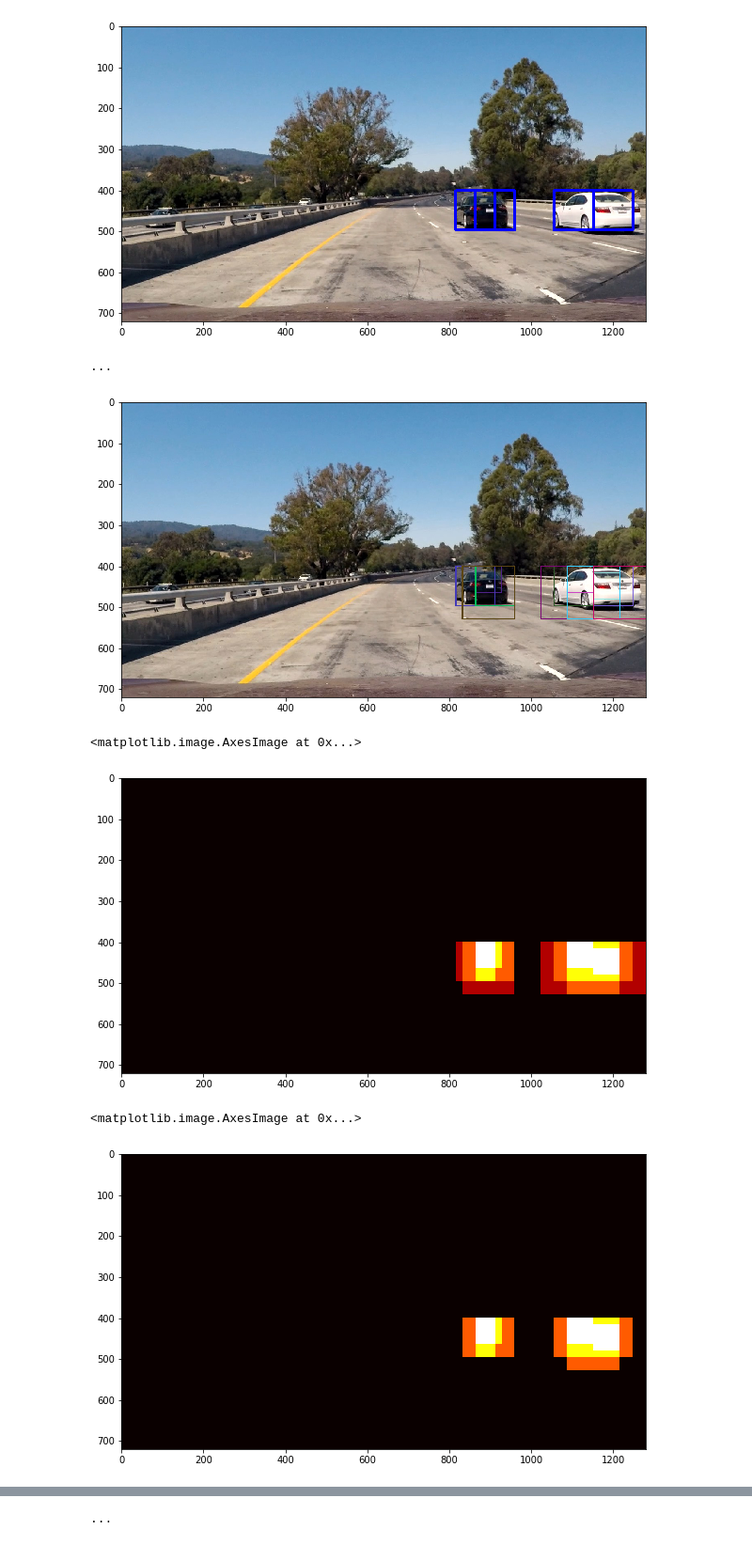
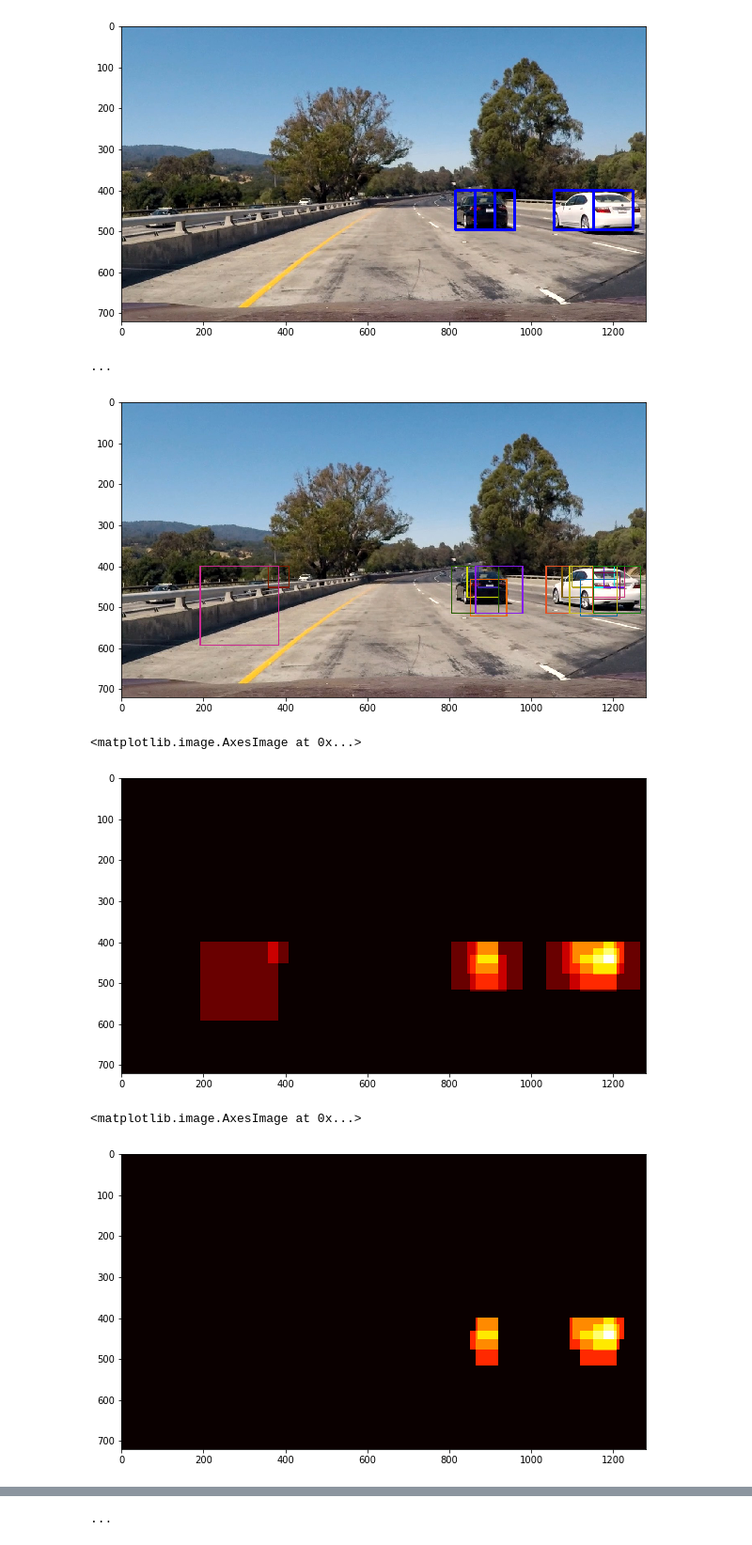
Before and after one commit to thomasdunlap/Autonomous-Vehicle-HOG-Detection, a Jupyter notebook: Vehicle_Detection.ipynb, the cells around one changed output, grey strips where cells are left out. Shown at 94% size. Drawn from its saved outputs; the diff is of its cells as text; code cells hidden in the pictures.

```diff
--- a/Vehicle_Detection.ipynb
+++ b/Vehicle_Detection.ipynb
@@ -434,7 +434,7 @@ hog_channel = 'ALL' # Can be 0, 1, 2, or "ALL"
 
 ystart = 400
 ystop = 464
-scale = 1.0
+scale = .8
 rectangles.append(find_cars(test_img, ystart, ystop, scale, colorspace, hog_channel, svc, None,
                        orient, pix_per_cell, cell_per_block, None, None))
 ystart = 416
@@ -444,27 +444,27 @@ rectangles.append(find_cars(test_img, ystart, ystop, scale, colorspace, hog_chan
                        orient, pix_per_cell, cell_per_block, None, None))
 ystart = 400
 ystop = 496
-scale = 1.5
+scale = 1.2
 rectangles.append(find_cars(test_img, ystart, ystop, scale, colorspace, hog_channel, svc, None,
                        orient, pix_per_cell, cell_per_block, None, None))
 ystart = 432
 ystop = 528
-scale = 1.5
+scale = 1.4
 rectangles.append(find_cars(test_img, ystart, ystop, scale, colorspace, hog_channel, svc, None,
                        orient, pix_per_cell, cell_per_block, None, None))
 ystart = 400
 ystop = 528
-scale = 2.0
+scale = 1.8
 rectangles.append(find_cars(test_img, ystart, ystop, scale, colorspace, hog_channel, svc, None,
                        orient, pix_per_cell, cell_per_block, None, None))
 ystart = 432
 ystop = 560
-scale = 2.0
+scale = 2.25
 rectangles.append(find_cars(test_img, ystart, ystop, scale, colorspace, hog_channel, svc, None,
                        orient, pix_per_cell, cell_per_block, None, None))
 ystart = 400
 ystop = 596
-scale = 3.5
+scale = 3
 rectangles.append(find_cars(test_img, ystart, ystop, scale, colorspace, hog_channel, svc, None,
                        orient, pix_per_cell, cell_per_block, None, None))
 ystart = 464
@@ -481,7 +481,7 @@ plt.imshow(test_img_rects)
 print('...')
 # %% [output]
 ...
-[figure, old version]
+[figure, new version]
 # %%
 def add_heat(heatmap, bbox_list):
     # Iterate through list of bboxes
@@ -500,7 +500,7 @@ plt.figure(figsize=(10,10))
 plt.imshow(heatmap_img, cmap='hot')
 # %% [output]
 <matplotlib.image.AxesImage at 0x...>
-[figure, old version]
+[figure, new version]
 # %%
 def apply_threshold(heatmap, threshold):
     # Zero out pixels below the threshold
@@ -508,12 +508,12 @@ def apply_threshold(heatmap, threshold):
     # Return thresholded map
     return heatmap
 # %%
-heatmap_img = apply_threshold(heatmap_img, 1)
+heatmap_img = apply_threshold(heatmap_img, 2)
 plt.figure(figsize=(10,10))
 plt.imshow(heatmap_img, cmap='hot')
 # %% [output]
 <matplotlib.image.AxesImage at 0x...>
-[figure, old version]
+[figure, new version]
 # %%
 labels = label(heatmap_img)
 plt.figure(figsize=(10,10))
```
Also changed, not shown: parts of 7 cells of this notebook.
